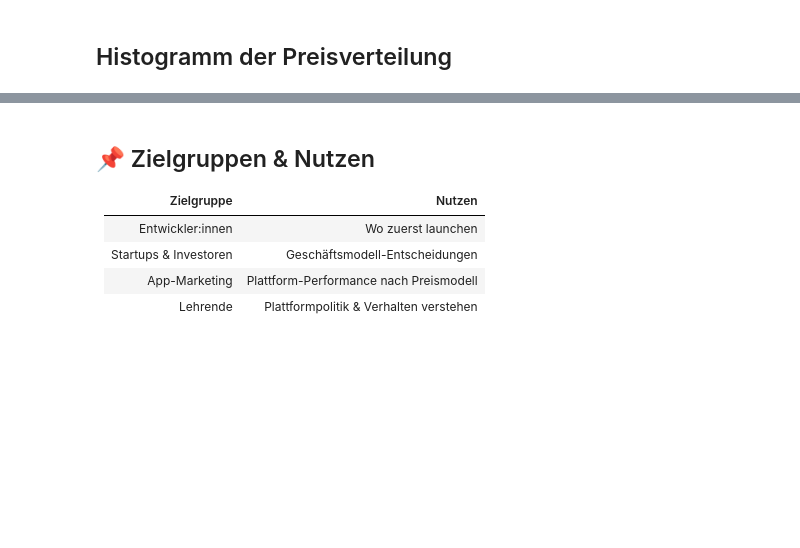
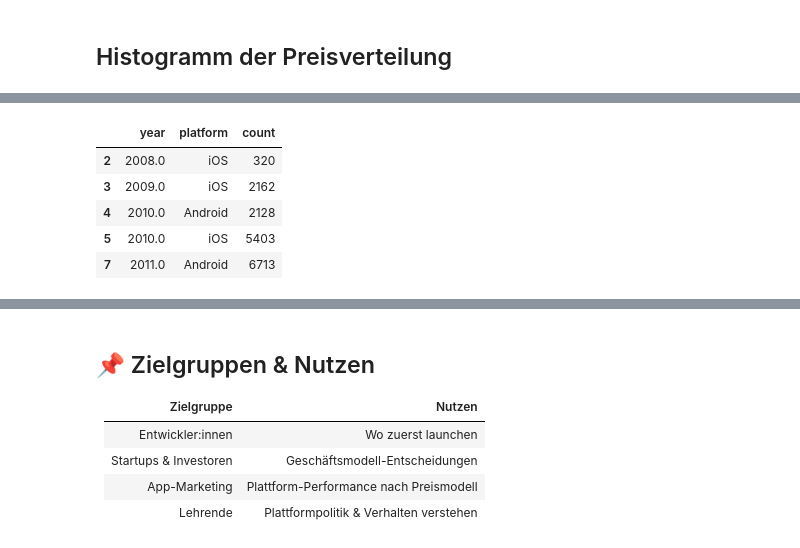
Before and after one commit to hamulicemir/bdinf-prj, a Jupyter notebook: Appmarkt_Analyse.ipynb, the cells around one changed output, grey strips where cells are left out. Saved outputs shown, nothing was run; the diff lists cells and outputs as text; code cells hidden in the pictures; blank space fills up the shorter version.

```diff
--- a/Appmarkt_Analyse.ipynb
+++ b/Appmarkt_Analyse.ipynb
@@ -452,0 +573,41 @@ plt.show()
+# %%
+# MapReduce-Alternative: Aggregation in MongoDB
+pipeline_year = [
+    {
+        "$addFields": {
+            "year": { "$year": { "$toDate": "$released" } }
+        }
+    },
+    {
+        "$group": {
+            "_id": { "year": "$year", "platform": "$platform" },
+            "count": { "$sum": 1 }
+        }
+    },
+    {
+        "$sort": { "_id.year": 1 }
+    }
+]
+
+# Aggregation durchführen
+result_year = clean_coll.aggregate(pipeline_year)
+
+# Konvertiere die Ergebnisse in ein Pandas DataFrame
+df_year_platform = pd.DataFrame([
+    {
+        'year': doc['_id']['year'],
+        'platform': doc['_id']['platform'],
+        'count': doc['count']
+    }
+    for doc in result_year
+])
+
+# Sortiere nach Jahr und Plattform
+df_year_platform = df_year_platform.sort_values(by=["year", "platform"])
+# %% [output]
+|  | year | platform | count |
+| 2 | 2008.0 | iOS | 320 |
+| 3 | 2009.0 | iOS | 2162 |
+| 4 | 2010.0 | Android | 2128 |
+| 5 | 2010.0 | iOS | 5403 |
+| 7 | 2011.0 | Android | 6713 |
```
Also changed, not shown: parts of 42 cells of this notebook.
